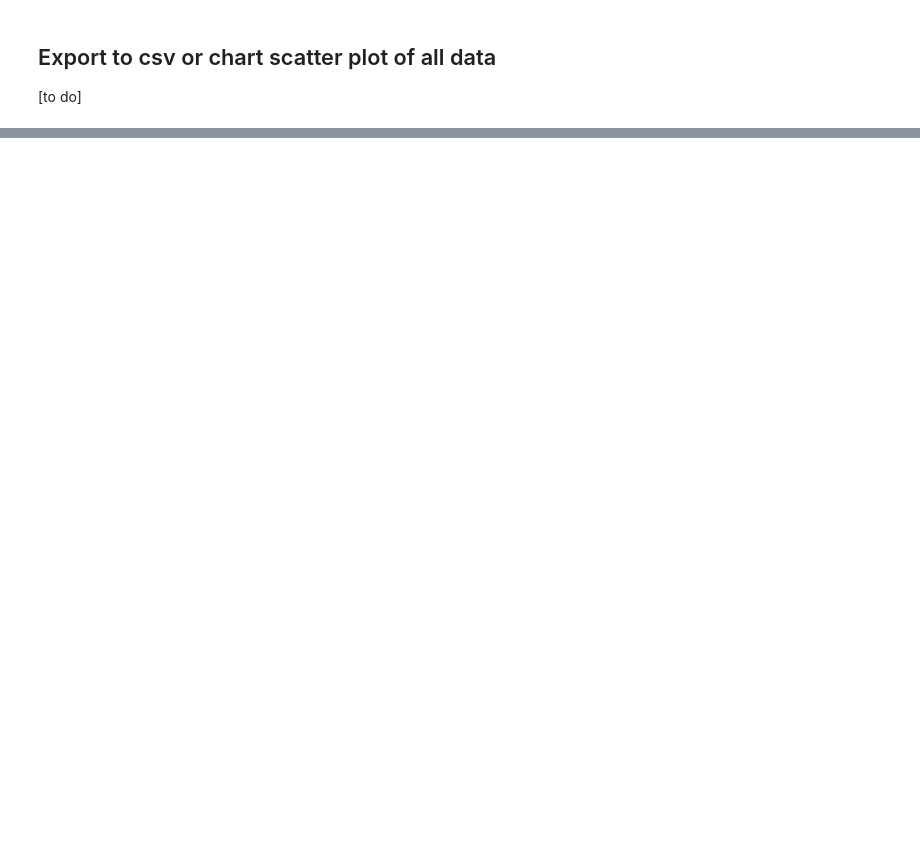
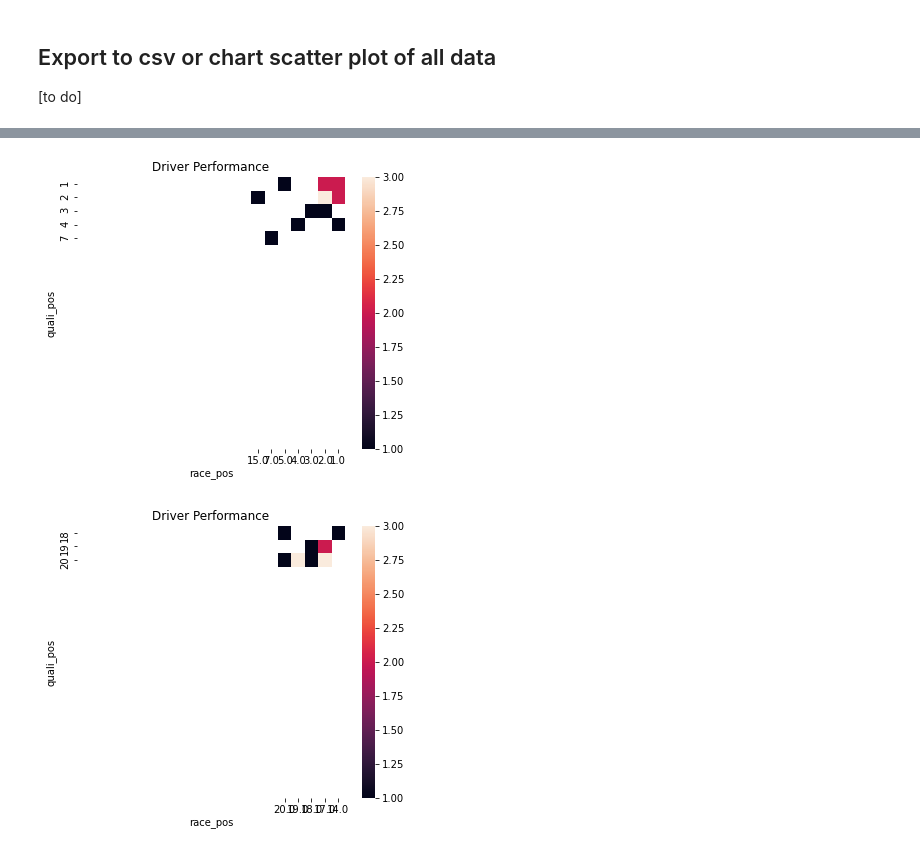
Before and after one commit to brianmulyadi/quali-race-comparison, a Jupyter notebook: quali-race.ipynb, the cells around one changed output, grey strips where cells are left out. Saved outputs shown, nothing was run; the diff lists cells and outputs as text; code cells hidden in the pictures; blank space fills up the shorter version.

Commit message:
create heatmap, still need fix

```diff
--- a/quali-race.ipynb
+++ b/quali-race.ipynb
@@ -125,0 +142,17 @@ main_df.to_csv('plot.csv')
+# %%
+chart_list = ['HAM', 'MAZ']
+
+for item in chart_list:
+    pivot = pd.pivot_table(main_df.loc[main_df['driver']==item], values='round', index=['quali_pos'], columns=['race_pos'], aggfunc='count')
+    fig = plt.figure(i, figsize=(6,5))
+    ax = sns.heatmap(pivot)
+    ax.set(title = 'Driver Performance',
+        xlim =(0, 20),
+        ylim =(0, 20),
+        autoscale_on = False)
+    ax.invert_xaxis()
+    ax.invert_yaxis()
+    plt.show()
+# %% [output]
+[figure, added]
+[figure, added]
```
Also changed, not shown: parts of 4 cells of this notebook.
